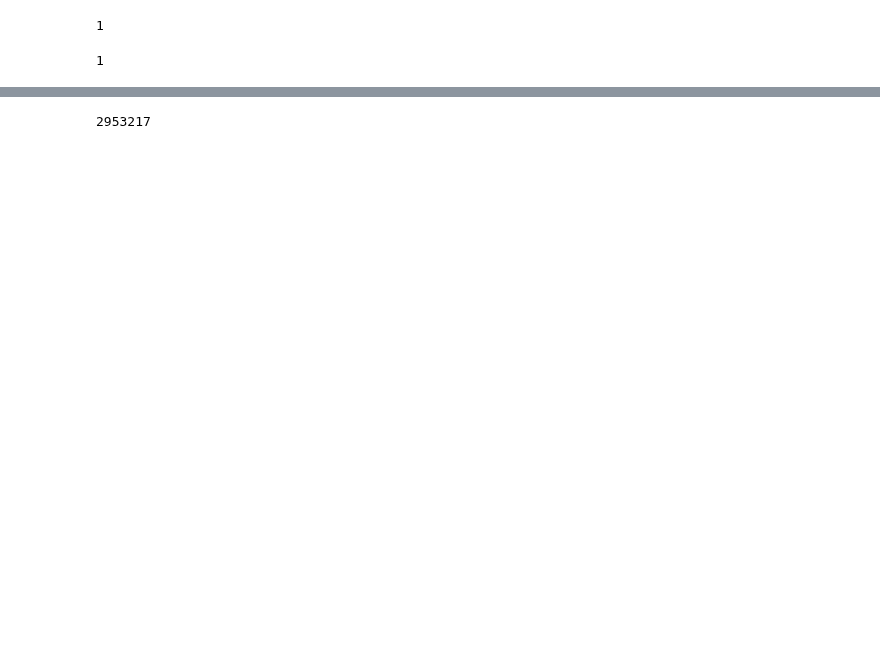
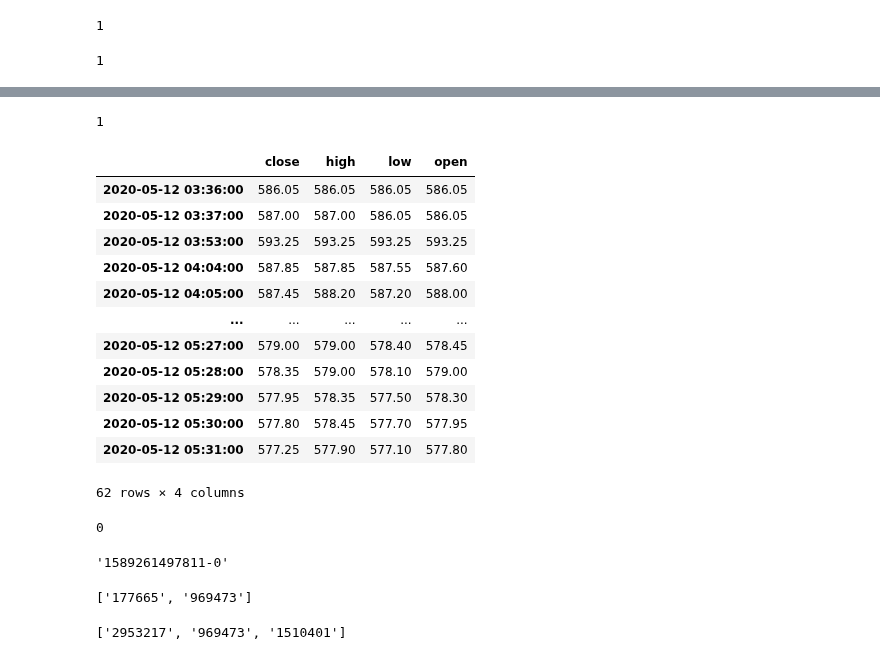
Before and after one commit to suhansaha/algotrader, a Jupyter notebook: src/freedom_v2_unit_test.ipynb, the cells around one changed output, grey strips where cells are left out. Cells and saved outputs as stored; diff of their text form; code cells hidden in the pictures; blank space fills up the shorter version.

```diff
--- a/src/freedom_v2_unit_test.ipynb
+++ b/src/freedom_v2_unit_test.ipynb
@@ -519,2 +550,4 @@ live_cache.publish('live_trade_handlerlive',json.dumps({'cmd':'buy','symbol':'WI
 # %%
-live_cache.publish('live_trade_handlerlive',json.dumps({'cmd':'sell','symbol':'WIPRO','price':184.6,'qty':1}))
+live_cache.publish('order_handlerlive',json.dumps({'cmd':'sell','symbol':'WIPRO','price':185.7,'qty':1}))
+# %% [output]
+1
@@ -566,3 +558,27 @@ def sell_limit(symbol, price, quantity=1):
+# %%
+live_cache.getOHLC('CIPLA')
+# %% [output]
+|  | close | high | low | open |
+| 2020-05-12 03:36:00 | 586.05 | 586.05 | 586.05 | 586.05 |
+| 2020-05-12 03:37:00 | 587.00 | 587.00 | 586.05 | 586.05 |
+| 2020-05-12 03:53:00 | 593.25 | 593.25 | 593.25 | 593.25 |
+| 2020-05-12 04:04:00 | 587.85 | 587.85 | 587.55 | 587.60 |
+| 2020-05-12 04:05:00 | 587.45 | 588.20 | 587.20 | 588.00 |
+| ... | ... | ... | ... | ... |
+| 2020-05-12 05:27:00 | 579.00 | 579.00 | 578.40 | 578.45 |
+| 2020-05-12 05:28:00 | 578.35 | 579.00 | 578.10 | 579.00 |
+| 2020-05-12 05:29:00 | 577.95 | 578.35 | 577.50 | 578.30 |
+| 2020-05-12 05:30:00 | 577.80 | 578.45 | 577.70 | 577.95 |
+| 2020-05-12 05:31:00 | 577.25 | 577.90 | 577.10 | 577.80 |
+62 rows × 4 columns
+# %%
+live_cache.setValue('WIPRO','state','SCANNING')
+# %% [output]
+0
+# %%
+live_cache.get('last_id_msg')
+# %% [output]
+'1589261497811-0'
 # %%
 kite.cancel_order(kite.VARIETY_REGULAR, 200511002924441, parent_order_id=None)
 # %%
@@ -639,15 +655,17 @@ live_cache.remove()
 # %%
 live_cache.getValue()
 # %%
-live_cache.hmget('eq_token','TCS')[0]
+live_cache.hmget('eq_token',['CIPLA','WIPRO'])
+# %% [output]
+['177665', '969473']
 # %%
 from lib.data_model_lib import *
 # %%
 live_cache = cache_state('backtest_web')
 # %%
-int(live_cache.hmget('eq_token',['TCS','WIPRO'])[0])
+live_cache.hmget('eq_token',['TCS','WIPRO','AXISBANK'])
 # %% [output]
-2953217
+['2953217', '969473', '1510401']
 # %%
 live_cache.getValue()
 # %% [output]
```
Also changed, not shown: parts of 30 cells of this notebook, 4 other files.
